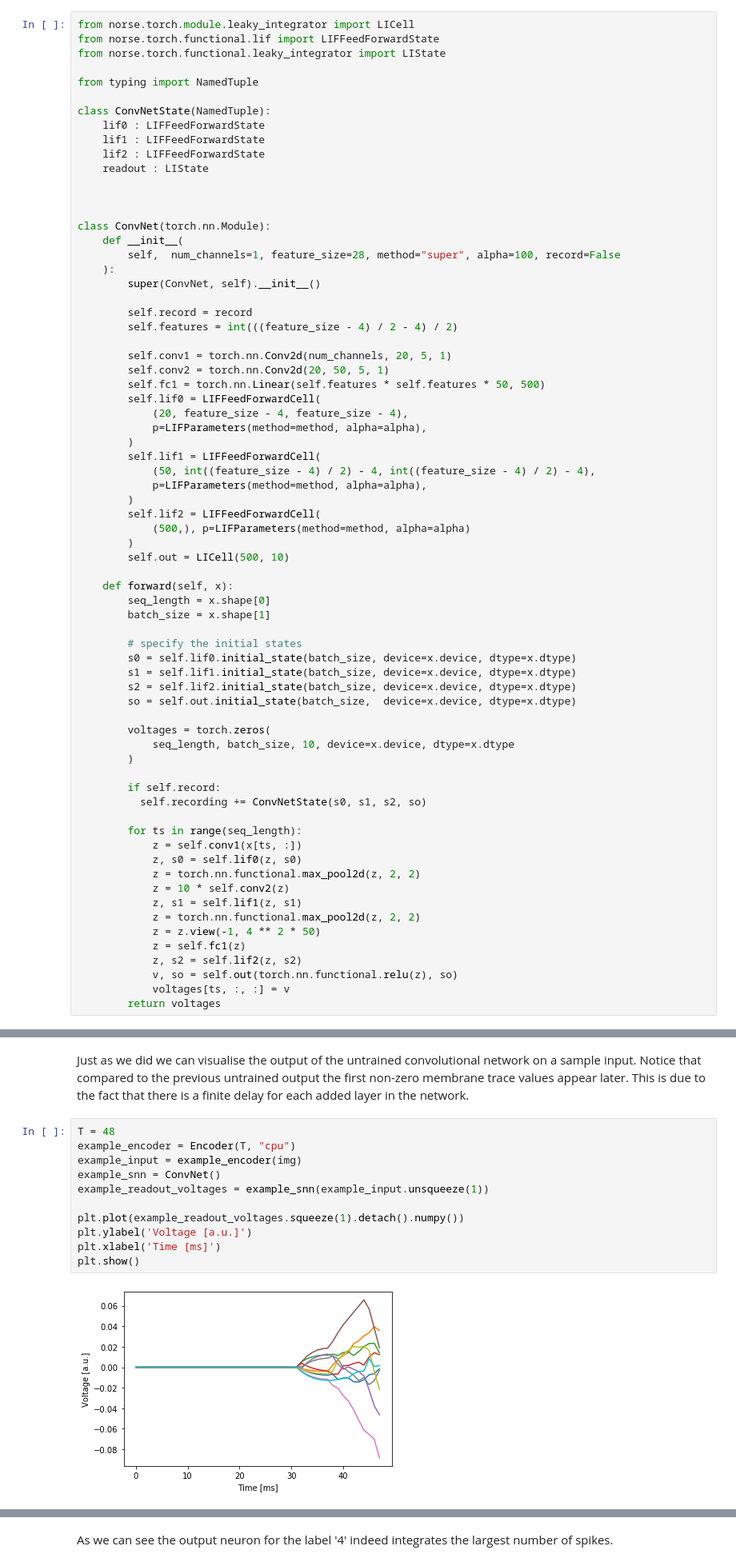
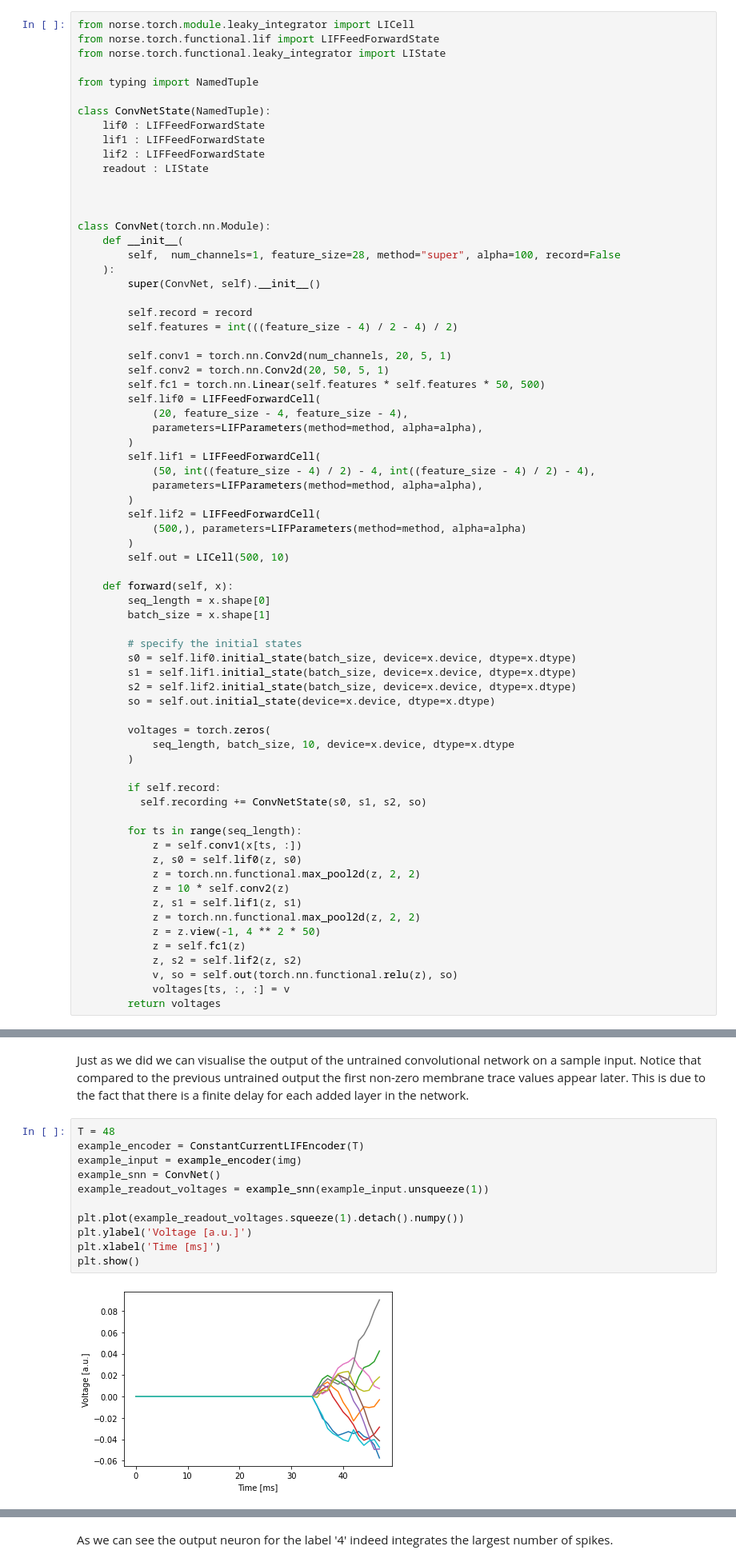
Before and after one commit to norse/norse, a Jupyter notebook: notebooks/norse_tutorial.ipynb, the cells around one changed output, grey strips where cells are left out. Shown: that part at 80% size. Saved outputs shown, nothing was run; the diff lists cells and outputs as text.

Commit message:
Updated tutorial with encoders

```diff
--- a/notebooks/norse_tutorial.ipynb
+++ b/notebooks/norse_tutorial.ipynb
@@ -653,14 +582,14 @@ class ConvNet(torch.nn.Module):
         self.fc1 = torch.nn.Linear(self.features * self.features * 50, 500)
         self.lif0 = LIFFeedForwardCell(
             (20, feature_size - 4, feature_size - 4),
-            p=LIFParameters(method=method, alpha=alpha),
+            parameters=LIFParameters(method=method, alpha=alpha),
         )
         self.lif1 = LIFFeedForwardCell(
             (50, int((feature_size - 4) / 2) - 4, int((feature_size - 4) / 2) - 4),
-            p=LIFParameters(method=method, alpha=alpha),
+            parameters=LIFParameters(method=method, alpha=alpha),
         )
         self.lif2 = LIFFeedForwardCell(
-            (500,), p=LIFParameters(method=method, alpha=alpha)
+            (500,), parameters=LIFParameters(method=method, alpha=alpha)
         )
         self.out = LICell(500, 10)
 
@@ -672,7 +601,7 @@ class ConvNet(torch.nn.Module):
         s0 = self.lif0.initial_state(batch_size, device=x.device, dtype=x.dtype)
         s1 = self.lif1.initial_state(batch_size, device=x.device, dtype=x.dtype)
         s2 = self.lif2.initial_state(batch_size, device=x.device, dtype=x.dtype)
-        so = self.out.initial_state(batch_size,  device=x.device, dtype=x.dtype)
+        so = self.out.initial_state(device=x.device, dtype=x.dtype)
 
         voltages = torch.zeros(
             seq_length, batch_size, 10, device=x.device, dtype=x.dtype
@@ -709,17 +638,17 @@ output the first non-zero membrane trace values appear later. This is due to
 the fact that there is a finite delay for each added layer in the network.
 # %%
 T = 48
-example_encoder = Encoder(T, "cpu")
+example_encoder = ConstantCurrentLIFEncoder(T)
 example_input = example_encoder(img)
 example_snn = ConvNet()
 example_readout_voltages = example_snn(example_input.unsqueeze(1))
 
 plt.plot(example_readout_voltages.squeeze(1).detach().numpy())
 plt.ylabel('Voltage [a.u.]')
 plt.xlabel('Time [ms]')
 plt.show()
 # %% [output]
-[figure, old version]
+[figure, new version]
 # %%
 T = 48
 DEVICE = torch.device("cuda")
```
Also changed, not shown: parts of 25 cells of this notebook.
